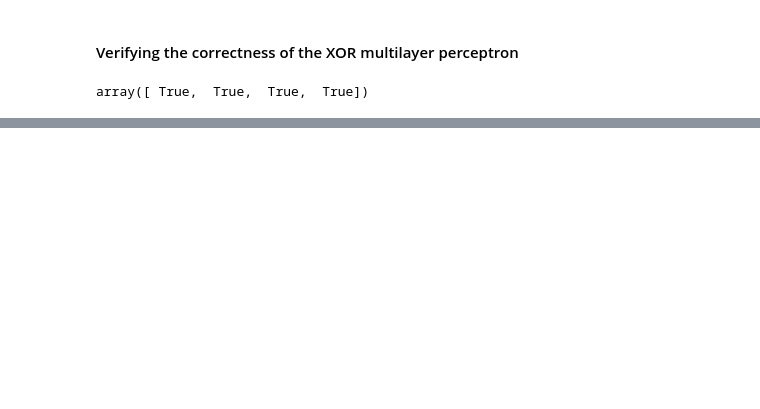
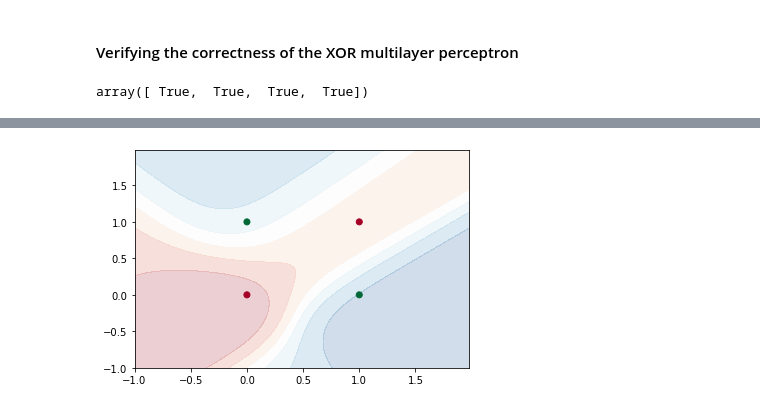
Before and after one commit to dbuos/machine-learning-samples, a Jupyter notebook: percentron_xor.ipynb, the cells around one changed output, grey strips where cells are left out. Drawn from its saved outputs; the diff is of its cells as text; code cells hidden in the pictures; blank space fills up the shorter version.

```diff
--- a/percentron_xor.ipynb
+++ b/percentron_xor.ipynb
@@ -70,0 +132,13 @@ array([ True,  True,  True,  True])
+# %%
+#Plot the decision boundary for the XOR problem
+import matplotlib.pyplot as plt
+x1_min, x1_max = xor_data[:,0].min() - 1, xor_data[:,0].max() + 1
+x2_min, x2_max = xor_data[:,1].min() - 1, xor_data[:,1].max() + 1
+xx1, xx2 = np.meshgrid(np.arange(x1_min, x1_max, .02), np.arange(x2_min, x2_max, .02))
+grid = np.c_[xx1.ravel(), xx2.ravel()]
+Z = model.predict(grid)
+Z = Z.reshape(xx1.shape)
+plt.contourf(xx1, xx2, Z, cmap=plt.cm.RdBu, alpha=0.2)
+plt.scatter(xor_data[:,0], xor_data[:,1], c=xor_data[:,2], cmap=plt.cm.RdYlGn)
+plt.show()
+# %% [output]
@@ -70,0 +146 @@ array([ True,  True,  True,  True])
+[figure, added]
```
Also changed, not shown: parts of 7 cells of this notebook.
